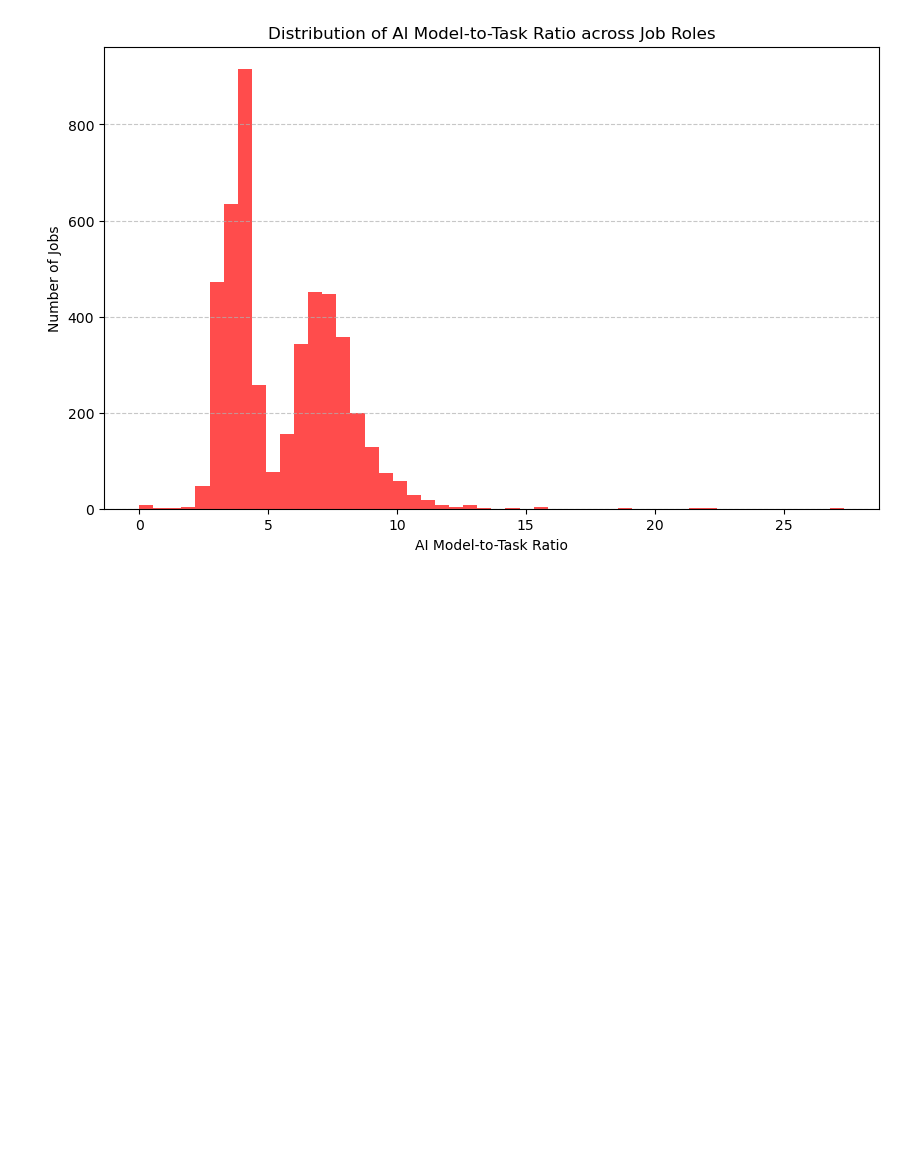
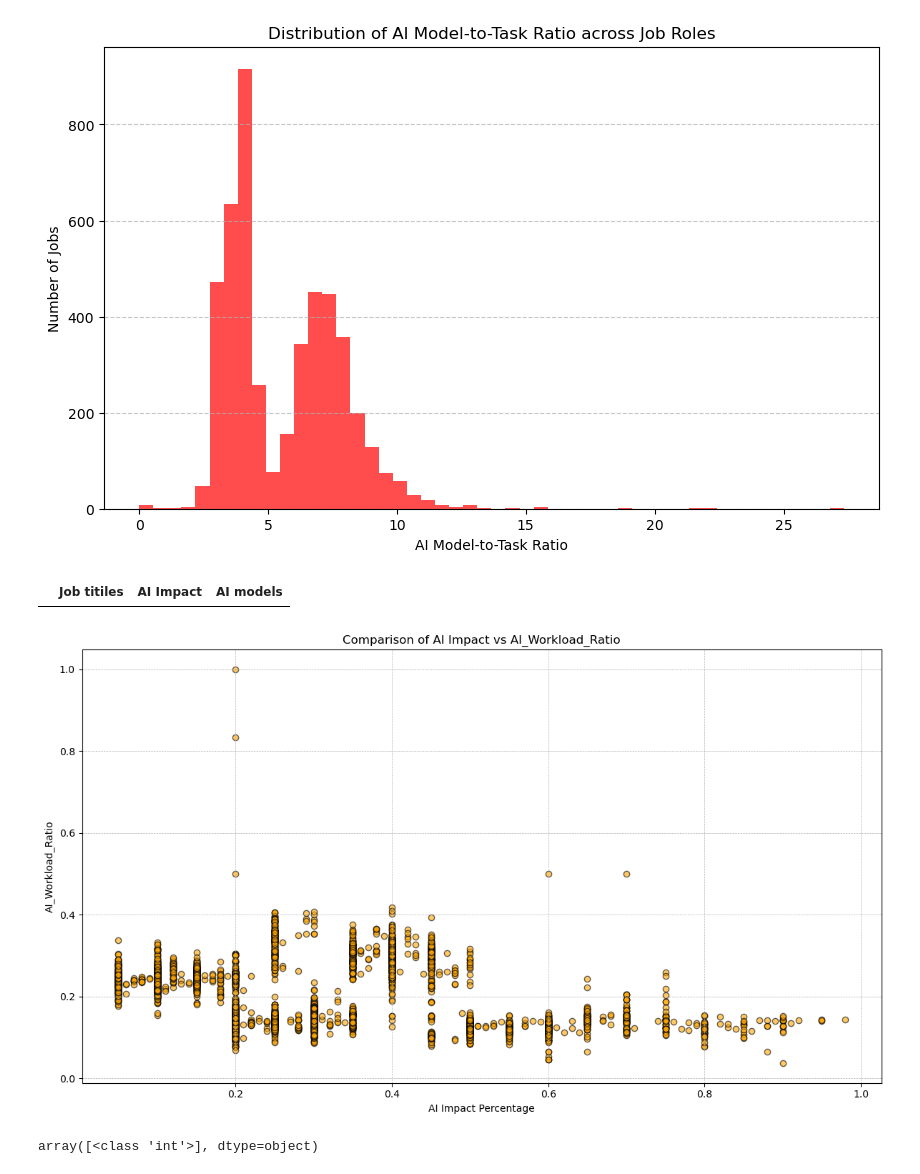
Before and after one commit to raj-rajat/From-Data-Entry-to-CEO-The-AI-Job-Threat-Index, a Jupyter notebook: from-data-entry-to-ceo-the-ai-job-threat-index.ipynb, the cells around one changed output. Cells and saved outputs as stored; diff of their text form; code cells hidden in the pictures; blank space fills up the shorter version.

Commit message:
Kaggle Notebook | From Data Entry to CEO: The AI Job Threat Index | Version 3

```diff
--- a/from-data-entry-to-ceo-the-ai-job-threat-index.ipynb
+++ b/from-data-entry-to-ceo-the-ai-job-threat-index.ipynb
@@ -557,3 +557,31 @@ plt.grid(axis='y', linestyle='--', alpha=0.7)
 plt.show()
 # %% [output]
 [figure]
+# %%
+# Filtering jobs with AI Impact less than 10% and with fewer than 10 AI models
+resistant_jobs = data_df[(data_df['AI Impact'] < 0.10) & (data_df['AI models'] < 10)]
+
+# Sorting the resistant jobs based on AI Impact
+sorted_resistant_jobs = resistant_jobs.sort_values(by='AI Impact').head(10)
+
+sorted_resistant_jobs[['Job titiles', 'AI Impact', 'AI models']]
+# %% [output]
+|  | Job titiles | AI Impact | AI models |
+# %%
+# Scatter plot comparing AI Impact and AI_Workload_Ratio
+plt.figure(figsize=(12, 7))
+plt.scatter(data_df['AI Impact'], data_df['AI_Workload_Ratio'], alpha=0.6, color='orange', edgecolors='black')
+plt.title('Comparison of AI Impact vs AI_Workload_Ratio')
+plt.xlabel('AI Impact Percentage')
+plt.ylabel('AI_Workload_Ratio')
+plt.grid(True, which='both', linestyle='--', linewidth=0.5)
+plt.tight_layout()
+plt.show()
+# %% [output]
+[figure, added]
+# %%
+# Checking the unique data types in the 'Tasks' column
+unique_task_data_types = data_df['Tasks'].apply(type).unique()
+unique_task_data_types
+# %% [output]
+array([<class 'int'>], dtype=object)
```
Also changed, not shown: parts of 14 cells of this notebook.
